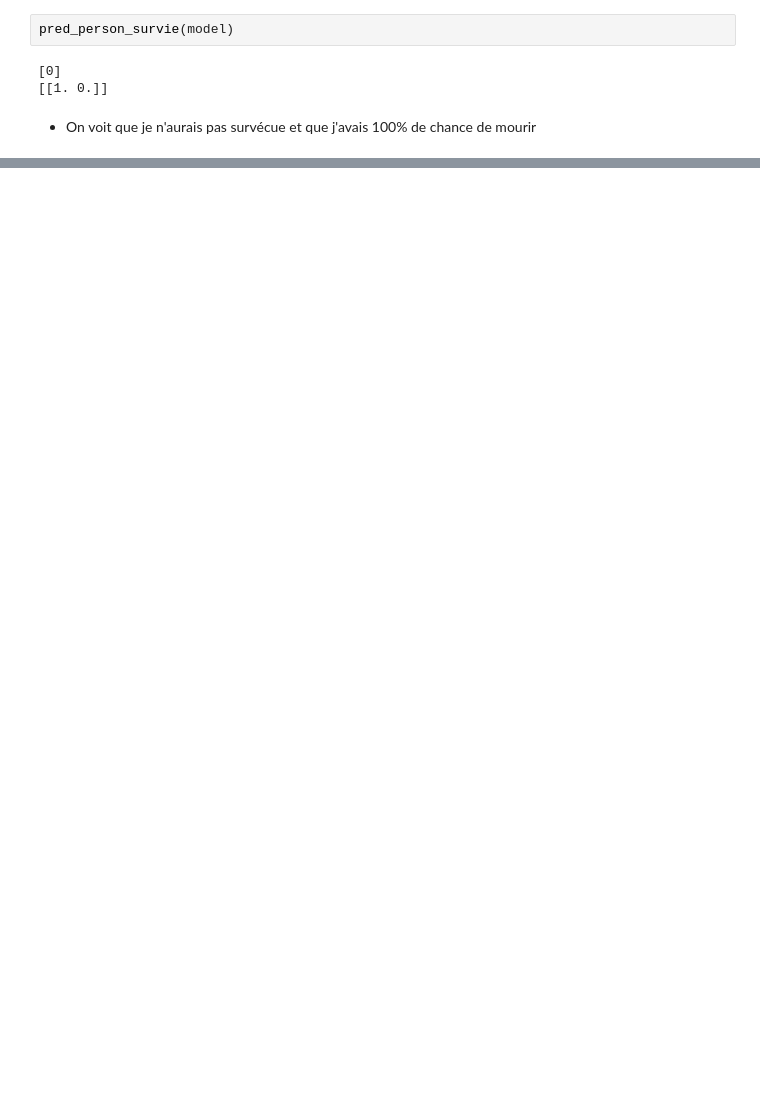
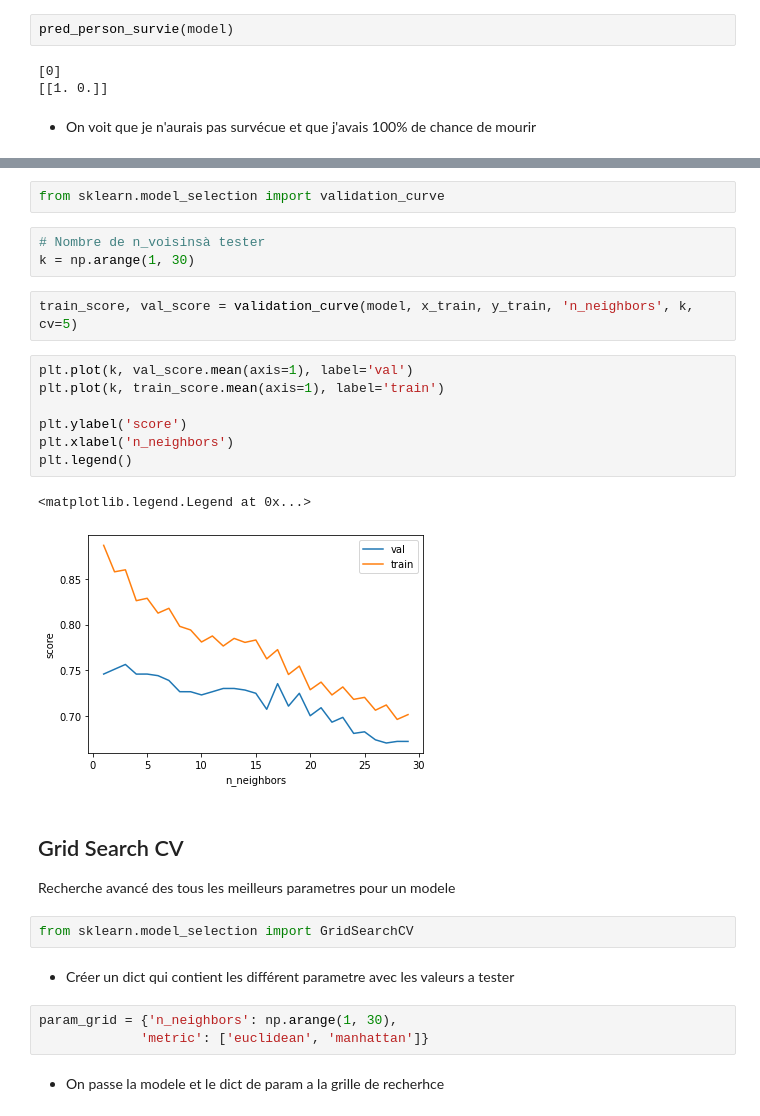
Before and after one commit to Syllaweg/Datascience_toolkit, a Jupyter notebook: MachineLearning/Supervised_learning/run_algo/K_Nearest_Neighbors.ipynb, the cells around one changed output, grey strips where cells are left out. Cells and saved outputs as stored; diff of their text form; blank space fills up the shorter version.

```diff
--- a/MachineLearning/Supervised_learning/run_algo/K_Nearest_Neighbors.ipynb
+++ b/MachineLearning/Supervised_learning/run_algo/K_Nearest_Neighbors.ipynb
@@ -138,0 +229,30 @@ pred_person_survie(model)
+# %%
+from sklearn.model_selection import validation_curve
+# %%
+# Nombre de n_voisinsà tester
+k = np.arange(1, 30)
+# %%
+train_score, val_score = validation_curve(model, x_train, y_train, 'n_neighbors', k, cv=5)
+# %%
+plt.plot(k, val_score.mean(axis=1), label='val')
+plt.plot(k, train_score.mean(axis=1), label='train')
+
+plt.ylabel('score')
+plt.xlabel('n_neighbors')
+plt.legend()
+# %% [output]
+<matplotlib.legend.Legend at 0x...>
+[figure, added]
+# %% [markdown]
+## Grid Search CV
+
+Recherche avancé des tous les meilleurs parametres pour un modele
+# %%
+from sklearn.model_selection import GridSearchCV
+# %% [markdown]
+- Créer un dict qui contient les différent parametre avec les valeurs a tester
+# %%
+param_grid = {'n_neighbors': np.arange(1, 30),
+             'metric': ['euclidean', 'manhattan']}
+# %% [markdown]
+- On passe la modele et le dict de param a la grille de recherhce
```
Also changed, not shown: parts of 40 cells of this notebook.
